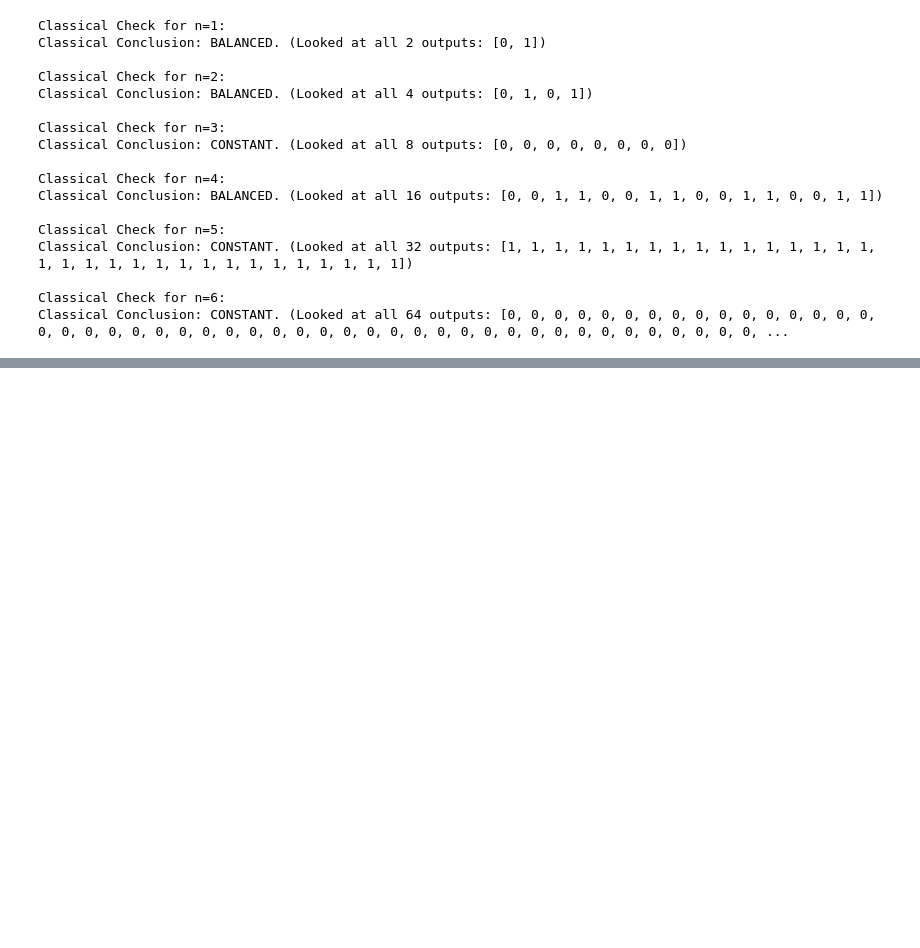
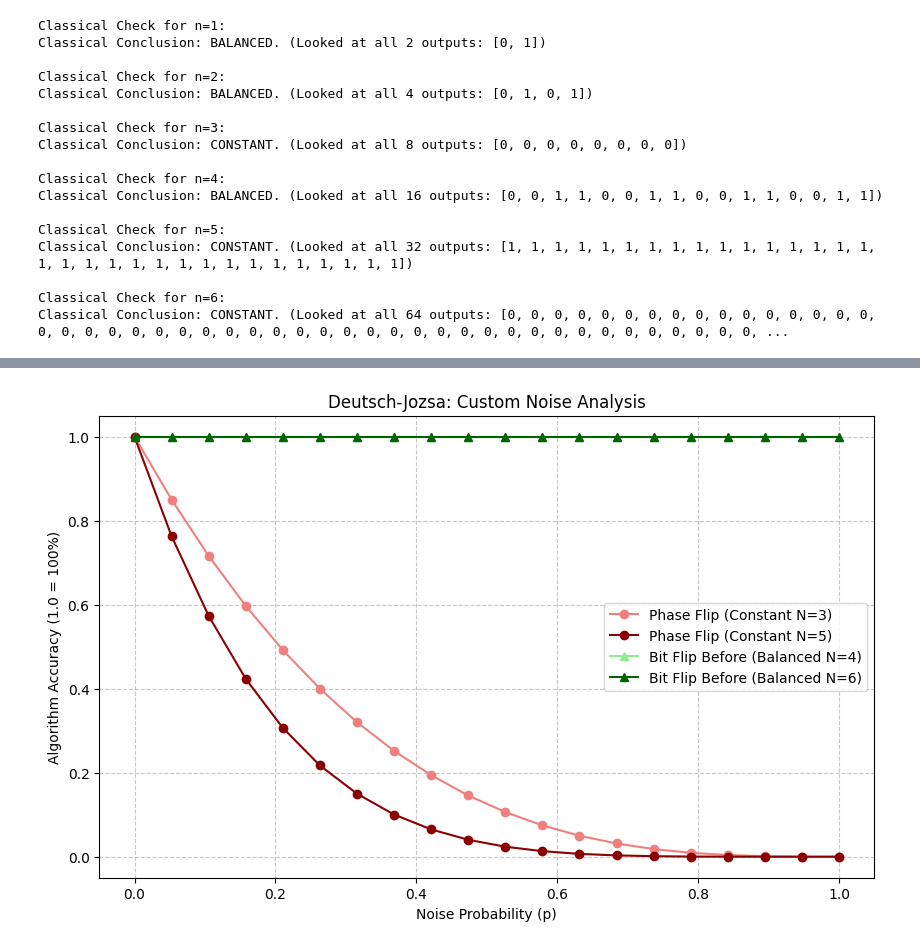
Before and after one commit to shanidhaya/simulating-quantum-computer, a Jupyter notebook: summary.ipynb, the cells around one changed output, grey strips where cells are left out. Saved outputs shown, nothing was run; the diff lists cells and outputs as text; code cells hidden in the pictures; blank space fills up the shorter version.

```diff
--- a/summary.ipynb
+++ b/summary.ipynb
@@ -297,0 +439,14 @@ Classical Conclusion: CONSTANT. (Looked at all 64 outputs: [0, 0, 0, 0, 0, 0, 0,
+# %%
+my_experiments = [
+    # Constant Functions (Testing N=3 and N=5)
+    {'n': 3, 'oracle': 'constant_0', 'channel': phaseflip_channel, 'location': 'after', 'label': 'Phase Flip (Constant N=3)', 'color': 'lightcoral', 'marker': 'o'},
+    {'n': 5, 'oracle': 'constant_0', 'channel': phaseflip_channel, 'location': 'after', 'label': 'Phase Flip (Constant N=5)', 'color': 'darkred', 'marker': 'o'},
+
+    # Balanced Functions (Testing N=4 and N=6)
+    {'n': 4, 'oracle': 'balanced', 'channel': bitflip_channel, 'location': 'before', 'label': 'Bit Flip Before (Balanced N=4)', 'color': 'lightgreen', 'marker': '^'},
+    {'n': 6, 'oracle': 'balanced', 'channel': bitflip_channel, 'location': 'before', 'label': 'Bit Flip Before (Balanced N=6)', 'color': 'darkgreen', 'marker': '^'}
+]
+
+plot_custom_noise_analysis(my_experiments, num_points=20)
+# %% [output]
+[figure, added]
```
Also changed, not shown: parts of 16 cells of this notebook, 4 other files.
